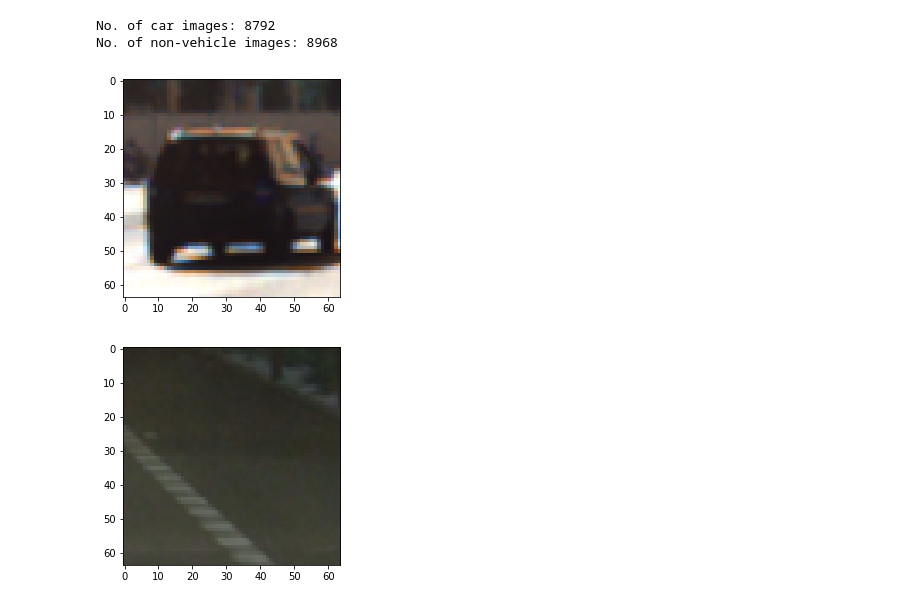
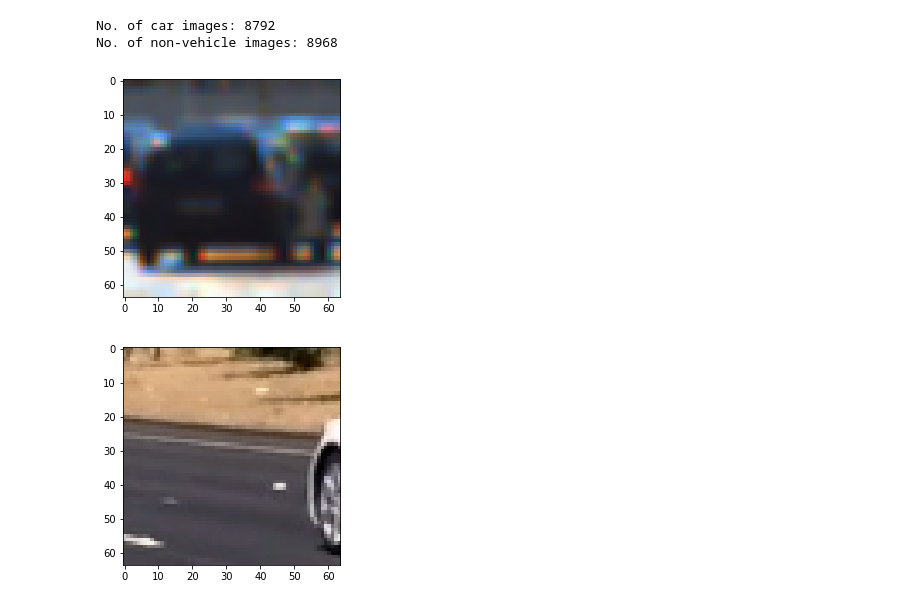
Before and after one commit to navinrahim/CarND-Vehicle-Detection, a Jupyter notebook: car_detection_main.ipynb, the cells around one changed output. Drawn from its saved outputs; the diff is of its cells as text; code cells hidden in the pictures.

```diff
--- a/car_detection_main.ipynb
+++ b/car_detection_main.ipynb
@@ -20,31 +21,30 @@ from IPython.display import HTML
 # %%
 #Read in car image file name
 cars=glob.glob('Data/vehicles/vehicles/*/*.png')
-# cars=glob.glob('Data/vehicles/vehicles/KITTI_extracted/*.png')
 
 print('No. of car images:',len(cars))
 
 #Read in non-car image file names
 not_cars=glob.glob('Data/non-vehicles/non-vehicles/*/*.png')
-# not_cars=glob.glob('Data/non-vehicles/non-vehicles/Extras/*.png')
 
 print('No. of non-vehicle images:',len(not_cars))
 
+#Display random images from the dataset
 rand_index_car = np.random.randint(0, len(cars))
 rand_index_not_car = np.random.randint(0, len(not_cars))
 
-car_img=cv2.imread(cars[rand_index_car])
-not_car_img=cv2.imread(not_cars[rand_index_not_car])
+car_img=mpimg.imread(cars[rand_index_car])
+not_car_img=mpimg.imread(not_cars[rand_index_not_car])
 
 plt.imshow(car_img)
 plt.show()
 plt.imshow(not_car_img)
 plt.show()
 # %% [output]
 No. of car images: 8792
 No. of non-vehicle images: 8968
-[figure, old version]
+[figure, new version]
-[figure, old version]
+[figure, new version]
 # %%
 # Function to return HOG features and visualization (if vis==True)
 def get_hog_features(img, orient, pix_per_cell, cell_per_block, vis=False, feature_vec=True):
```
Also changed, not shown: parts of 24 cells of this notebook, 22 other files.
